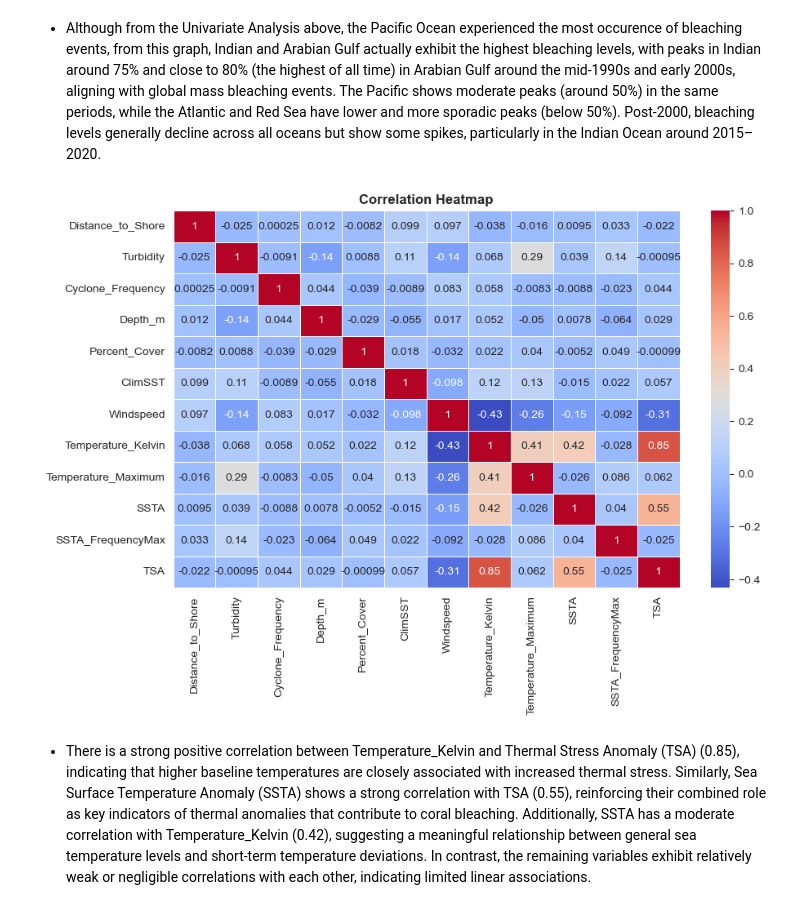
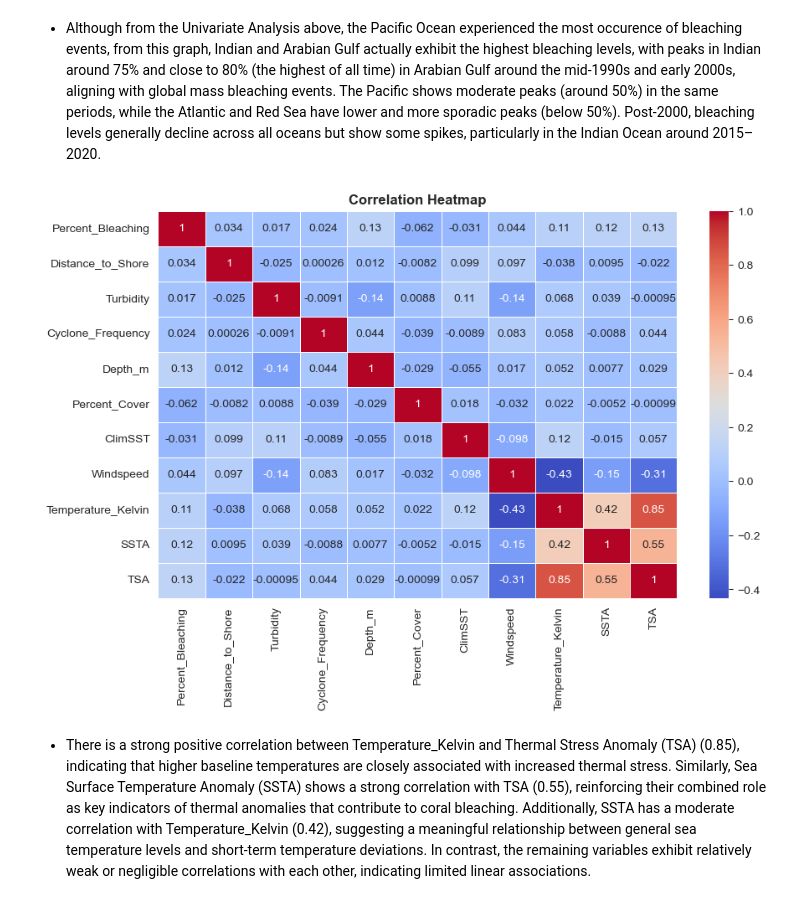
Before and after one commit to pnnhat/Coral-Reef-Bleaching, a Jupyter notebook: Predicting Coral Reef Bleaching.ipynb, the cells around one changed output. Saved outputs shown, nothing was run; the diff lists cells and outputs as text; code cells hidden in the pictures.

```diff
--- a/Predicting Coral Reef Bleaching.ipynb
+++ b/Predicting Coral Reef Bleaching.ipynb
@@ -186,17 +190,12 @@ df[ordinal_features] = encoder.fit_transform(df[ordinal_features])
 # %%
 from sklearn.preprocessing import OneHotEncoder
 
-def encode_column(df, column):
-    ohe = OneHotEncoder(sparse_output=False, drop='first')
-    encoded_array = ohe.fit_transform(df[[column]])
-    encoded_df = pd.DataFrame(encoded_array, columns=ohe.get_feature_names_out([column]))
-    return encoded_df
+ohe = OneHotEncoder(sparse_output=False)
+encoded = ohe.fit_transform(df[['Ocean_Name']])
 
-categorical_column = ['Ocean_Name']
+encoded_df = pd.DataFrame(encoded, columns=ohe.get_feature_names_out(['Ocean_Name']))
 
-encoded_dfs = [encode_column(df, col) for col in categorical_column]
-
-df = pd.concat([df.reset_index(drop=True)] + encoded_dfs, axis=1)
+df = pd.concat([df.reset_index(drop=True), encoded_df], axis=1)
 # %% [markdown]
 ## 2.4 Convert datatype
 # %% [markdown]
@@ -230,8 +229,6 @@ df['Percent_Bleaching_Category'] = df['Percent_Bleaching_Category'].astype('cate
 OHE_columns = ['Ocean_Name_Atlantic', 'Ocean_Name_Indian', 'Ocean_Name_Pacific', 'Ocean_Name_Red Sea']
 for col in OHE_columns:
     df[col] = df[col].astype('category')
-# %%
-df['Date'] = pd.to_datetime(df['Date'], format='%d/%m/%Y', errors='coerce')
 # %%
 df.info()
 # %% [output]
@@ -433,16 +354,3 @@ for title, (column, xlabel) in category_groups.items():
 # %% [markdown]
 - The Pacific Ocean exhibits the highest count of bleaching observations across all severity categories, with a dominant presence in the "Mild" category, indicating it is the most affected region. The Atlantic also shows a significant "Mild" bleaching count, though lower than the Pacific.
 - Sheltered sites have the highest count of "Mild" bleaching, followed by moderate counts of "Moderate" and "Severe" cases, suggesting that protected environments are more commonly observed but still experience varying bleaching levels.
-# %%
-df['Year'] = df['Date'].dt.year
-
-grouped = df.groupby('Year')['Percent_Bleaching'].mean().reset_index()
-
-plt.figure(figsize=(10, 6))
-sns.lineplot(x='Year', y='Percent_Bleaching', data=grouped, marker='o')
-plt.title("Percent Bleaching Over Time", fontsize=14, fontweight='bold', fontfamily='serif')
-plt.xlabel("Year", fontsize=10)
-plt.ylabel("Mean Percent Bleaching", fontsize=10)
-plt.grid(True)
-plt.tight_layout()
-plt.show()
@@ -455,10 +371,8 @@ plt.show()
 # %%
-df_filtered = df[df['Ocean_Name'].isin(['Atlantic', 'Pacific', 'Indian', 'Arabian Gulf', 'Red Sea'])]
-
-bleaching_trend = df_filtered.groupby(['Year', 'Ocean_Name'])['Percent_Bleaching'].mean().reset_index()
-
 plt.figure(figsize=(12, 6))
-sns.lineplot(data=bleaching_trend, x='Year', y='Percent_Bleaching', hue='Ocean_Name', marker='o')
+sns.set_palette("husl")
+bleaching_trend = df.groupby(['Date_Year', 'Ocean_Name'])['Percent_Bleaching'].mean().reset_index()
+sns.lineplot(data=bleaching_trend, x='Date_Year', y='Percent_Bleaching', hue='Ocean_Name', marker='o')
 plt.title("Bleaching Over Years by Oceans", fontsize=14, fontweight='bold', fontfamily='serif')
 plt.xlabel("Year", fontsize=10)
 plt.ylabel("Mean Percent Bleaching", fontsize=10)
@@ -470,16 +384,15 @@ plt.show()
 # %% [markdown]
 - Although from the Univariate Analysis above, the Pacific Ocean experienced the most occurence of bleaching events, from this graph, Indian and Arabian Gulf actually exhibit the highest bleaching levels, with peaks in Indian around 75% and close to 80% (the highest of all time) in Arabian Gulf around the mid-1990s and early 2000s, aligning with global mass bleaching events. The Pacific shows moderate peaks (around 50%) in the same periods, while the Atlantic and Red Sea have lower and more sporadic peaks (below 50%). Post-2000, bleaching levels generally decline across all oceans but show some spikes, particularly in the Indian Ocean around 2015–2020.
 # %%
-num_cols = ['Distance_to_Shore', 'Turbidity', 'Cyclone_Frequency', 'Depth_m', 'Percent_Cover','ClimSST', 'Windspeed', 'Temperature_Kelvin', 'Temperature_Maximum',
-            'SSTA', 'SSTA_FrequencyMax', 'TSA']
+num_cols = ['Percent_Bleaching', 'Distance_to_Shore', 'Turbidity', 'Cyclone_Frequency', 'Depth_m', 'Percent_Cover','ClimSST', 'Windspeed', 'Temperature_Kelvin', 'SSTA', 'TSA']
 
 plt.figure(figsize=(10, 6))
 correlation_matrix = df[num_cols].corr()
 sns.heatmap(correlation_matrix, annot=True, cmap='coolwarm', linewidths=0.5)
 plt.title("Correlation Heatmap", fontweight = 'bold')
 plt.show();
 # %% [output]
-[figure, old version]
+[figure, new version]
 # %% [markdown]
 - There is a strong positive correlation between Temperature_Kelvin and Thermal Stress Anomaly (TSA) (0.85), indicating that higher baseline temperatures are closely associated with increased thermal stress. Similarly, Sea Surface Temperature Anomaly (SSTA) shows a strong correlation with TSA (0.55), reinforcing their combined role as key indicators of thermal anomalies that contribute to coral bleaching. Additionally, SSTA has a moderate correlation with Temperature_Kelvin (0.42), suggesting a meaningful relationship between general sea temperature levels and short-term temperature deviations. In contrast, the remaining variables exhibit relatively weak or negligible correlations with each other, indicating limited linear associations.
 # %% [markdown]
```
Also changed, not shown: parts of 82 cells of this notebook.
